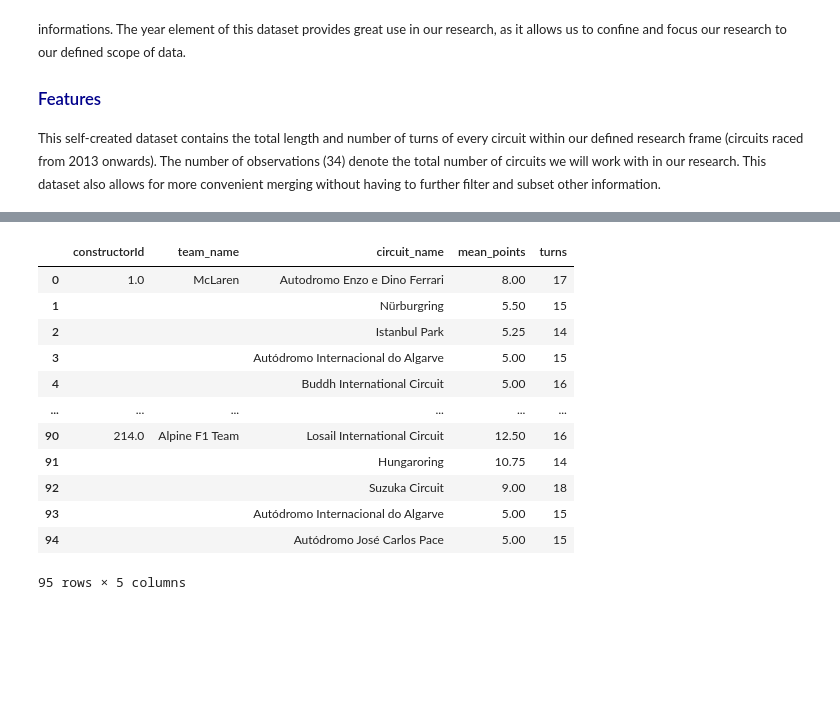
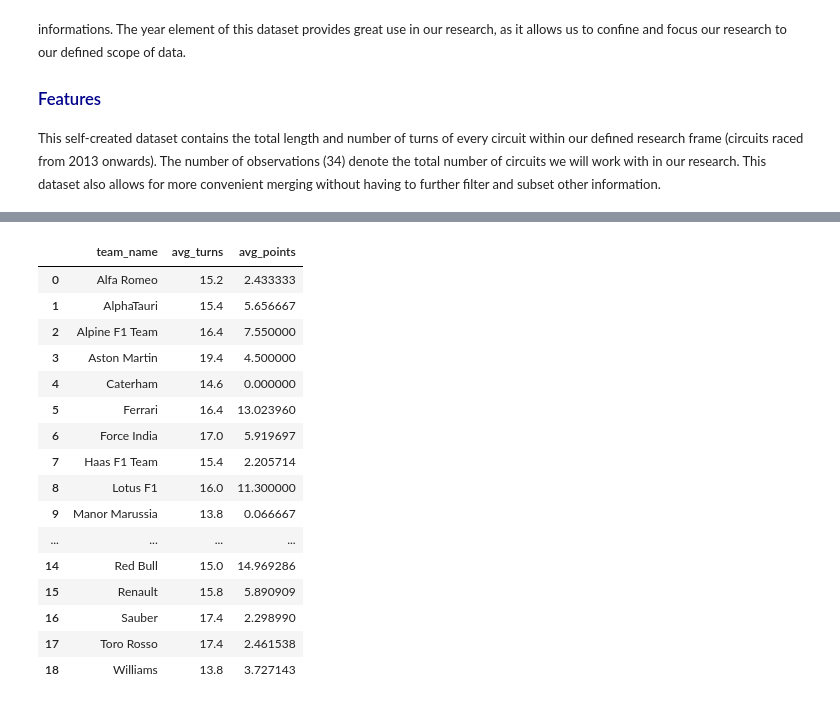
Before and after one commit to SeanB367/qtm151spring2024, a Jupyter notebook: final_project/final_project.ipynb, the cells around one changed output, grey strips where cells are left out. Drawn from its saved outputs; the diff is of its cells as text; code cells hidden in the pictures; blank space fills up the shorter version.

```diff
--- a/final_project/final_project.ipynb
+++ b/final_project/final_project.ipynb
@@ -106,7 +106,8 @@ constructors = constructors.rename(columns = replace_name_constructors)
 
 
 # Merge circuits with races on circuitId, omitting unnecessary variables such as lat, lng, url
-circuits_merged_1 = pd.merge(circuits[['circuitId', 'circuit_name', 'location', 'country', 'alt']],
+circuits_merged_1 = pd.merge(circuits[['circuitId', 'circuit_name',
+                                       'location', 'country', 'alt']],
                              races[['raceId', 'year', 'circuitId', 'grand_prix']],
                              on = 'circuitId',
                              how = 'left')
@@ -117,16 +118,19 @@ circuits_merged_1 = circuits_merged_1.query("year >= 2013")
 
 
 # Merge datasets with dataset including features of circuits within specified time frame
-circuits_merged_2 = pd.merge(circuits_merged_1[['circuitId', 'circuit_name', 'grand_prix', 'location', 'country', 'raceId', 'year', 'alt']],
+circuits_merged_2 = pd.merge(circuits_merged_1[['circuitId', 'circuit_name',
+                                                'grand_prix', 'location', 'country',
+                                                'raceId', 'year', 'alt']],
                              features[['circuit_name', 'length', 'turns']],
                              on = 'circuit_name',
-                             how = 'left').sort_values("circuit_name", ascending=True)
+                             how = 'left').sort_values("circuit_name", ascending = True)
 
 
 # Merge fastestLapTime and fastestLapSpeed onto primary datasset
 # Finalize aggregation of three elements of research question (circuit speed, turns, altitude) into one dataset
 circuits_merged_3 = pd.merge(circuits_merged_2,
-                             results[['raceId', 'constructorId', 'points', 'fastestLapTime', 'fastestLapSpeed']],
+                             results[['raceId', 'constructorId',
+                                      'points', 'fastestLapTime', 'fastestLapSpeed']],
                              on = 'raceId',
                              how = 'left')
 
@@ -136,10 +140,11 @@ master_data = pd.merge(circuits_merged_3,
                        on = 'constructorId',
                        how = 'left')
 
-# Convert fastestLapSpeed to numeric to be able to execute numpy statistics operations
+# Convert fastestLapSpeed to numeric to be able to execute other operations
 master_data['fastestLapSpeed'] = pd.to_numeric(master_data['fastestLapSpeed'], errors='coerce')
-master_data['alt'] = pd.to_numeric(master_data['alt'], errors='coerce')
+master_data['alt'] = pd.to_numeric(master_data['alt'], errors = 'coerce')
 
 # Create new variable in dataset "average_speed" by computing mean of fastestLapSpeeds for each circuit
-master_data['average_speed'] = master_data.groupby('circuitId')['fastestLapSpeed'].transform('mean')
+master_data['average_speed'] = (master_data.groupby('circuitId')['fastestLapSpeed']
+                                           .transform('mean'))
 # %%
@@ -313,50 +451,50 @@ figure_1
 # %%
-# Create the initial figure_1 DataFrame
-figure_2 = (master_data.groupby(['constructorId', 'circuit_name'])
+# same format and procedure is applied for turns
+
+figure_2 = (master_data.dropna()
+                       .groupby(['constructorId', 'circuit_name'])
                        .agg(mean_points = ('points', 'mean'))
                        .reset_index()
                        .groupby('constructorId')
                        .apply(lambda x: x.nlargest(5, 'mean_points'))
                        .reset_index(drop=True))
 
-# Blank out repeated constructorIds for visual clarity
-figure_2['constructorId'] = figure_2['constructorId'].where(figure_2['constructorId']
-                                                            != figure_2['constructorId'].shift(), "")
-
 figure_2['constructorId'] = pd.to_numeric(figure_2['constructorId'])
 
-# Merge to add team_name based on constructorId
 figure_2 = pd.merge(figure_2,
                     master_data[['constructorId', 'team_name']].drop_duplicates(),
                     on = 'constructorId',
                     how = 'left')
 
-# Merge to add turns based on circuit_name
 figure_2 = pd.merge(figure_2,
                     master_data[['circuit_name', 'turns']].drop_duplicates(),
                     on = 'circuit_name',
                     how = 'left')
 
-# Rearrange columns to place 'team_name' next to 'constructorId'
-figure_2 = figure_2[['constructorId', 'team_name', 'circuit_name', 'mean_points', 'turns']]
 
-# Replace NaNs with blank strings in 'constructorId' and 'team_name'
-figure_2['constructorId'].fillna('', inplace=True)
-figure_2['team_name'].fillna('', inplace=True)
 
-figure_2
+figure2_table = (figure_2.groupby('team_name')
+                         .agg(avg_turns=('turns', 'mean'),
+                              avg_points = ('mean_points', 'mean'))
+                         .reset_index())
+
+figure2_table
 # %% [output]
-|  | constructorId | team_name | circuit_name | mean_points | turns |
-| 0 | 1.0 | McLaren | Autodromo Enzo e Dino Ferrari | 8.00 | 17 |
-| 1 |  |  | Nürburgring | 5.50 | 15 |
-| 2 |  |  | Istanbul Park | 5.25 | 14 |
-| 3 |  |  | Autódromo Internacional do Algarve | 5.00 | 15 |
-| 4 |  |  | Buddh International Circuit | 5.00 | 16 |
-| ... | ... | ... | ... | ... | ... |
-| 90 | 214.0 | Alpine F1 Team | Losail International Circuit | 12.50 | 16 |
-| 91 |  |  | Hungaroring | 10.75 | 14 |
-| 92 |  |  | Suzuka Circuit | 9.00 | 18 |
-| 93 |  |  | Autódromo Internacional do Algarve | 5.00 | 15 |
-| 94 |  |  | Autódromo José Carlos Pace | 5.00 | 15 |
+|  | team_name | avg_turns | avg_points |
+| 0 | Alfa Romeo | 15.2 | 2.433333 |
+| 1 | AlphaTauri | 15.4 | 5.656667 |
+| 2 | Alpine F1 Team | 16.4 | 7.550000 |
+| 3 | Aston Martin | 19.4 | 4.500000 |
+| 4 | Caterham | 14.6 | 0.000000 |
+| 5 | Ferrari | 16.4 | 13.023960 |
+| 6 | Force India | 17.0 | 5.919697 |
+| 7 | Haas F1 Team | 15.4 | 2.205714 |
+| 8 | Lotus F1 | 16.0 | 11.300000 |
+| 9 | Manor Marussia | 13.8 | 0.066667 |
+| ... | ... | ... | ... |
+| 14 | Red Bull | 15.0 | 14.969286 |
+| 15 | Renault | 15.8 | 5.890909 |
+| 16 | Sauber | 17.4 | 2.298990 |
+| 17 | Toro Rosso | 17.4 | 2.461538 |
+| 18 | Williams | 13.8 | 3.727143 |
-95 rows × 5 columns
 # %%
```
Also changed, not shown: parts of 23 cells of this notebook, 2 other files.
